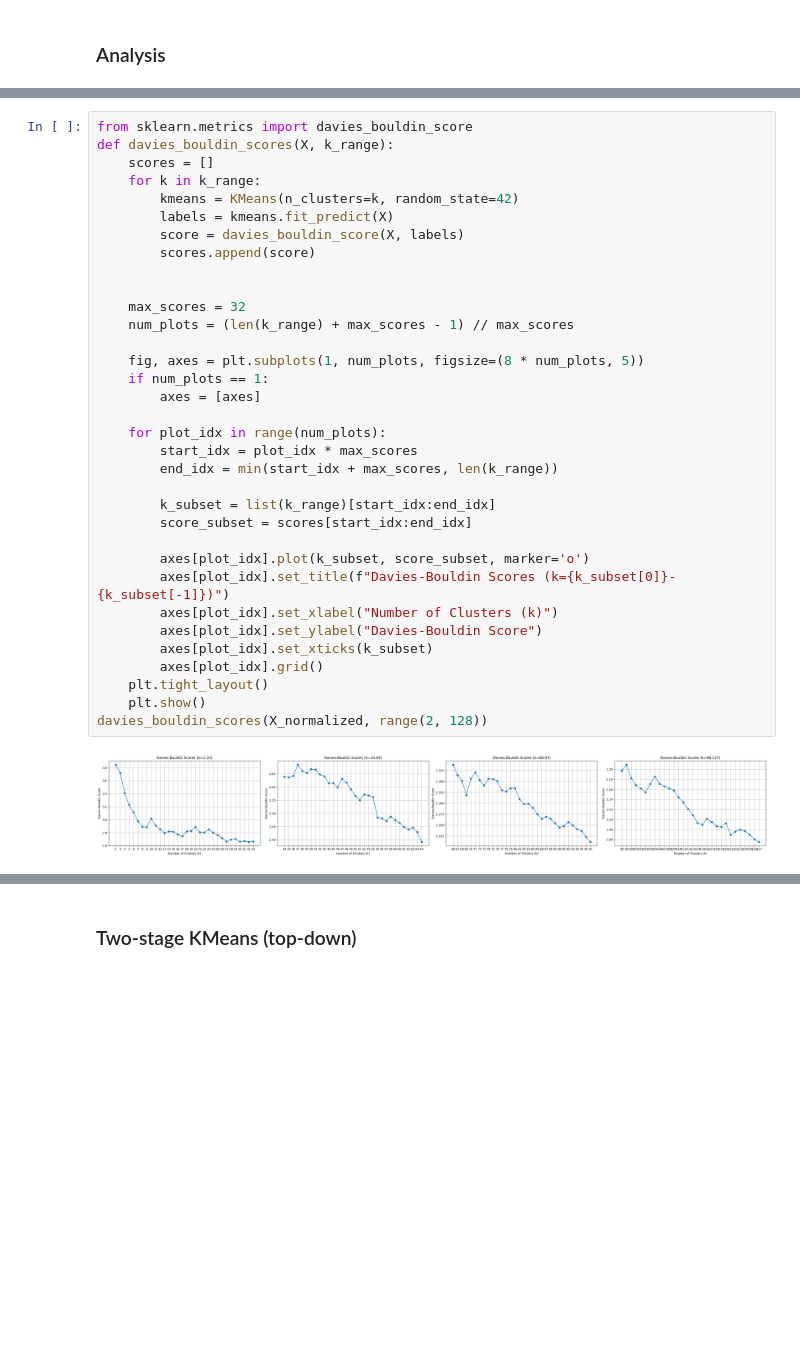
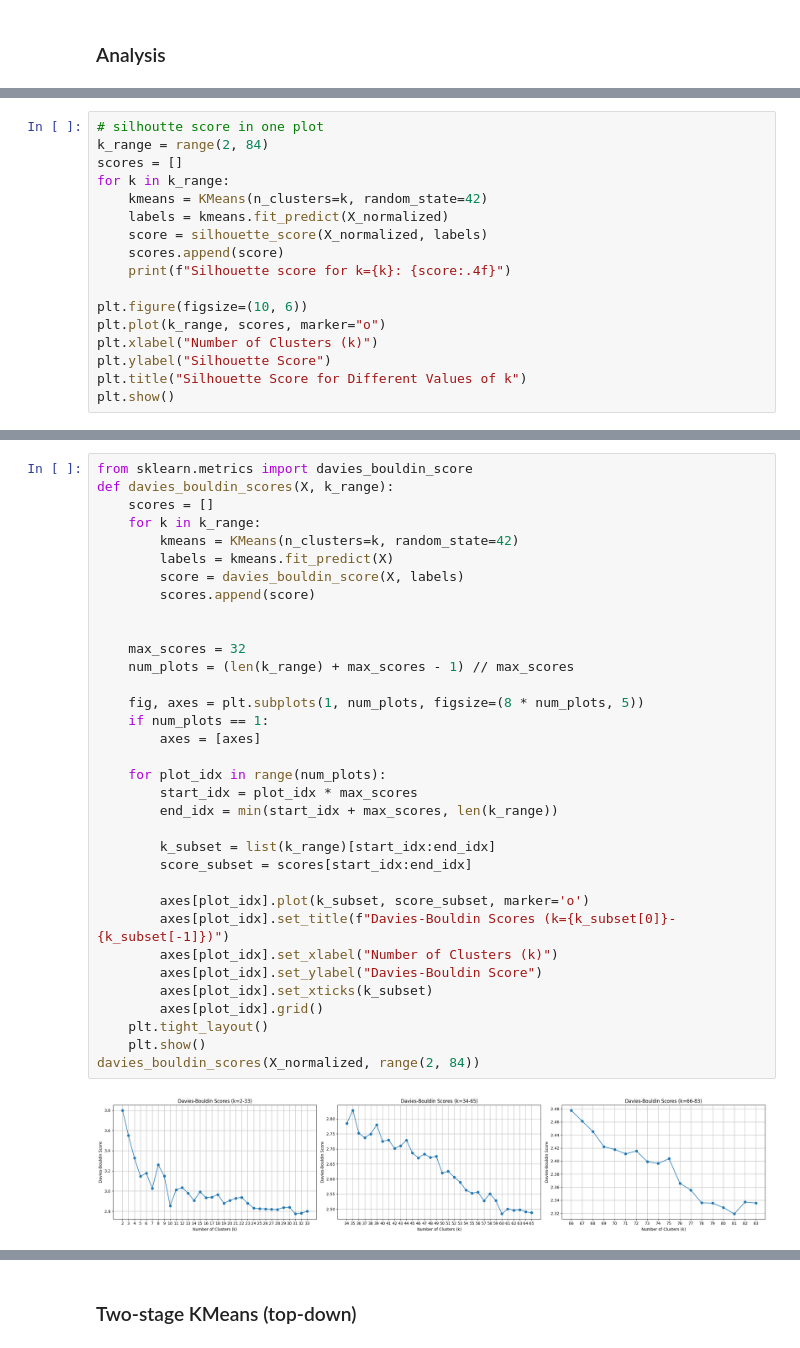
Before and after one commit to 598975/BP-classification, a Jupyter notebook: notebooks/260128-hierarchical-clustering.ipynb, the cells around one changed output, grey strips where cells are left out. Cells and saved outputs as stored; diff of their text form; blank space fills up the shorter version.

Commit message:
started implementing the notebook clustering

```diff
--- a/notebooks/260128-hierarchical-clustering.ipynb
+++ b/notebooks/260128-hierarchical-clustering.ipynb
@@ -263,0 +264,17 @@ Silhouette score for k=127: 0.1286
+# %%
+# silhoutte score in one plot
+k_range = range(2, 84)
+scores = []
+for k in k_range:
+    kmeans = KMeans(n_clusters=k, random_state=42)
+    labels = kmeans.fit_predict(X_normalized)
+    score = silhouette_score(X_normalized, labels)
+    scores.append(score)
+    print(f"Silhouette score for k={k}: {score:.4f}")
+
+plt.figure(figsize=(10, 6))
+plt.plot(k_range, scores, marker="o")
+plt.xlabel("Number of Clusters (k)")
+plt.ylabel("Silhouette Score")
+plt.title("Silhouette Score for Different Values of k")
+plt.show()
@@ -303,32 +339,32 @@ def davies_bouldin_scores(X, k_range):
     for k in k_range:
         kmeans = KMeans(n_clusters=k, random_state=42)
         labels = kmeans.fit_predict(X)
         score = davies_bouldin_score(X, labels)
         scores.append(score)
 
 
     max_scores = 32
     num_plots = (len(k_range) + max_scores - 1) // max_scores
 
     fig, axes = plt.subplots(1, num_plots, figsize=(8 * num_plots, 5))
     if num_plots == 1:
         axes = [axes]
 
     for plot_idx in range(num_plots):
         start_idx = plot_idx * max_scores
         end_idx = min(start_idx + max_scores, len(k_range))
 
         k_subset = list(k_range)[start_idx:end_idx]
         score_subset = scores[start_idx:end_idx]
 
         axes[plot_idx].plot(k_subset, score_subset, marker='o')
         axes[plot_idx].set_title(f"Davies-Bouldin Scores (k={k_subset[0]}-{k_subset[-1]})")
         axes[plot_idx].set_xlabel("Number of Clusters (k)")
         axes[plot_idx].set_ylabel("Davies-Bouldin Score")
         axes[plot_idx].set_xticks(k_subset)
         axes[plot_idx].grid()
     plt.tight_layout()
     plt.show()
-davies_bouldin_scores(X_normalized, range(2, 128))
+davies_bouldin_scores(X_normalized, range(2, 84))
 # %% [output]
-[figure, old version]
+[figure, new version]
```
Also changed, not shown: parts of 8 cells of this notebook, 4 other files.
